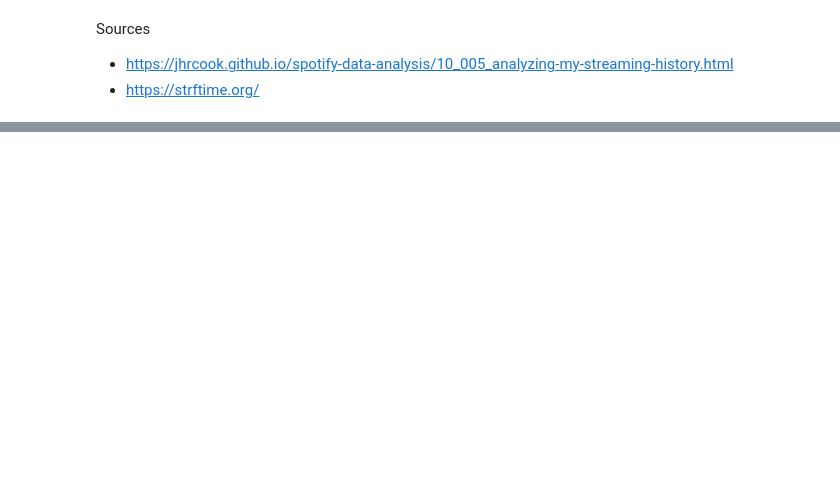
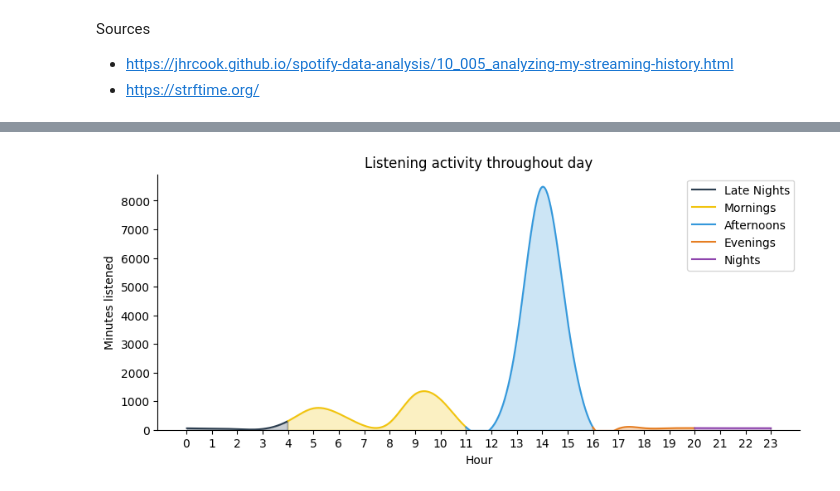
Before and after one commit to d1vij/spotify-data-analysis, a Jupyter notebook: analysis.ipynb, the cells around one changed output, grey strips where cells are left out. Saved outputs shown, nothing was run; the diff lists cells and outputs as text; code cells hidden in the pictures; blank space fills up the shorter version.

```diff
--- a/analysis.ipynb
+++ b/analysis.ipynb
@@ -106,0 +64,5 @@ plt.show()
+# %%
+Plots.daily_listening_activity(df)
+plt.show()
+# %% [output]
+[figure, added]
```
Also changed, not shown: parts of 18 cells of this notebook, 15 other files.
